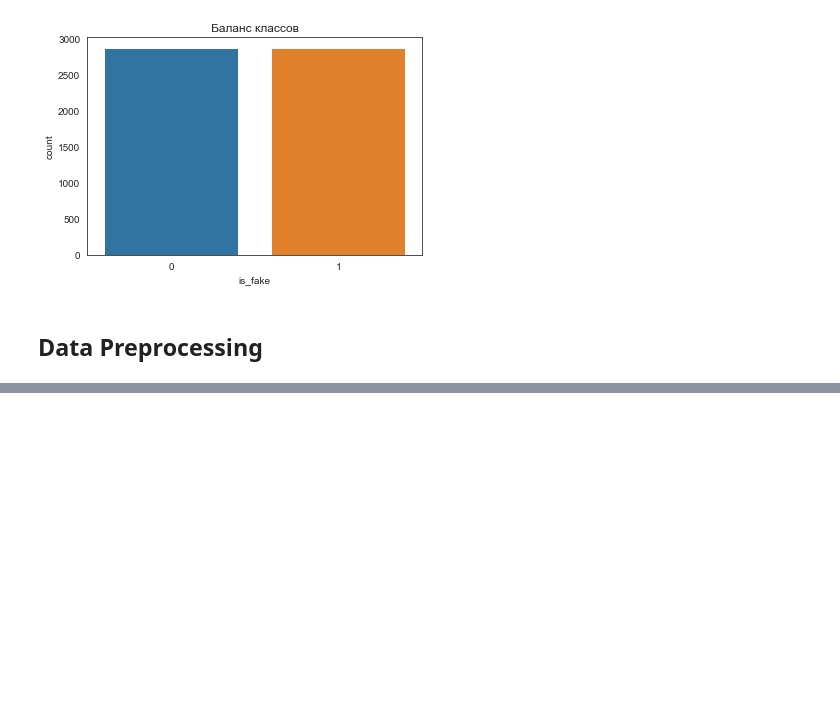
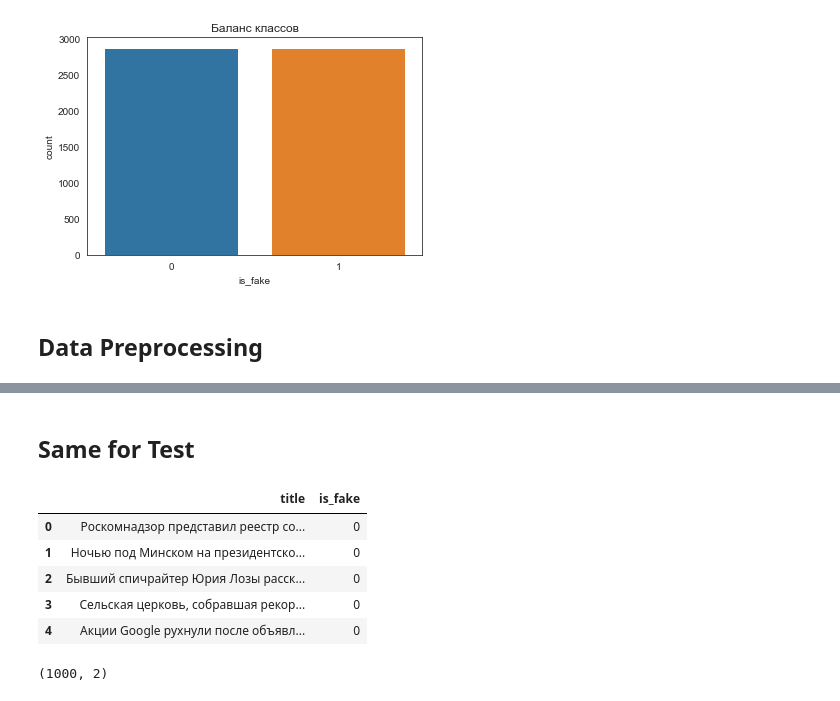
Before and after one commit to TayJen/------, a Jupyter notebook: research.ipynb, the cells around one changed output, grey strips where cells are left out. Cells and saved outputs as stored; diff of their text form; code cells hidden in the pictures; blank space fills up the shorter version.

```diff
--- a/research.ipynb
+++ b/research.ipynb
@@ -31,0 +205,16 @@ plt.show()
+# %% [markdown]
+## Same for Test
+# %%
+df_test = pd.read_csv('dataset\\test.tsv', delimiter='\t')
+df_test.head()
+# %% [output]
+|  | title | is_fake |
+| 0 | Роскомнадзор представил реестр со... | 0 |
+| 1 | Ночью под Минском на президентско... | 0 |
+| 2 | Бывший спичрайтер Юрия Лозы расск... | 0 |
+| 3 | Сельская церковь, собравшая рекор... | 0 |
+| 4 | Акции Google рухнули после объявл... | 0 |
+# %%
+df_test.shape
+# %% [output]
+(1000, 2)
```
Also changed, not shown: parts of 23 cells of this notebook, 2 other files.
